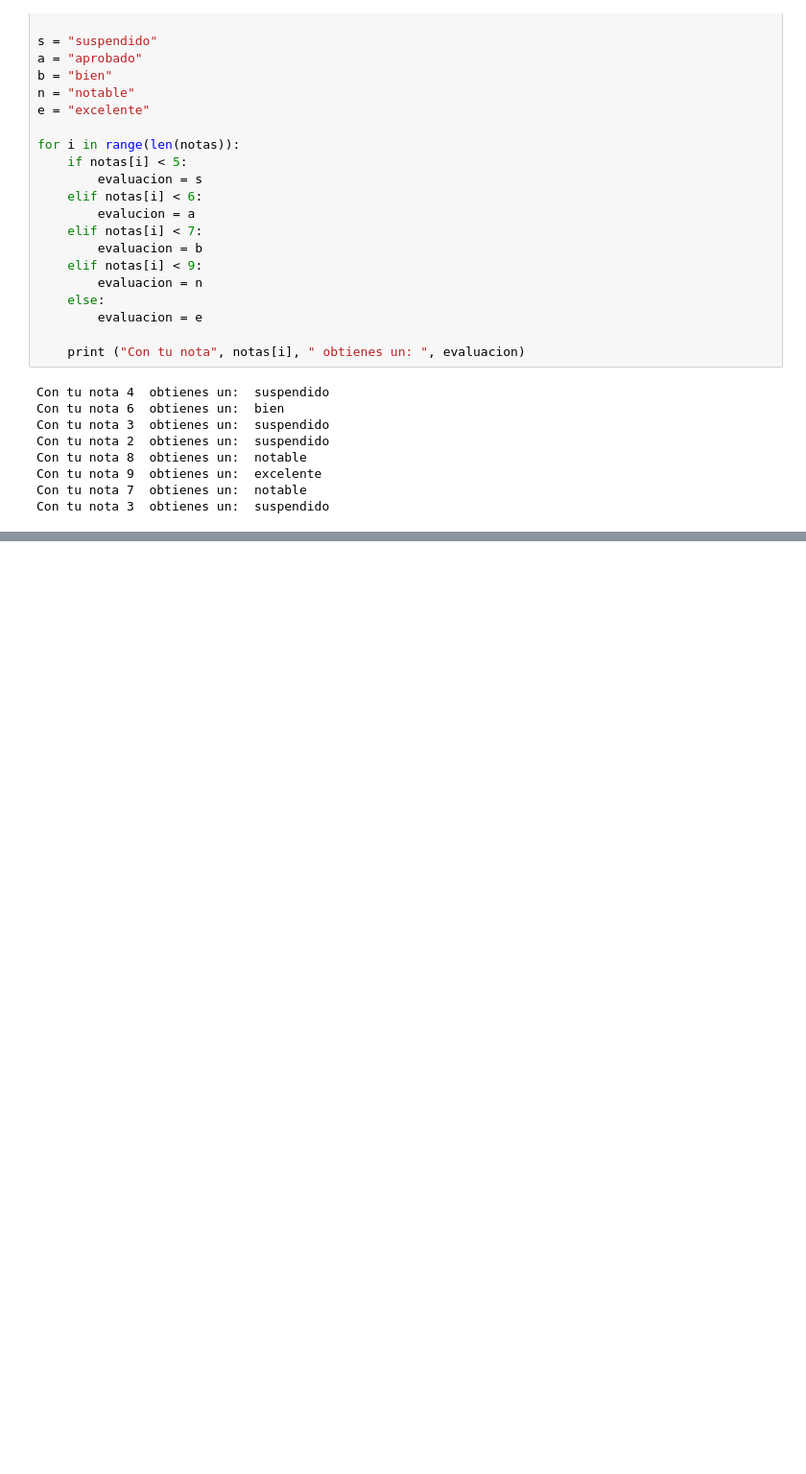
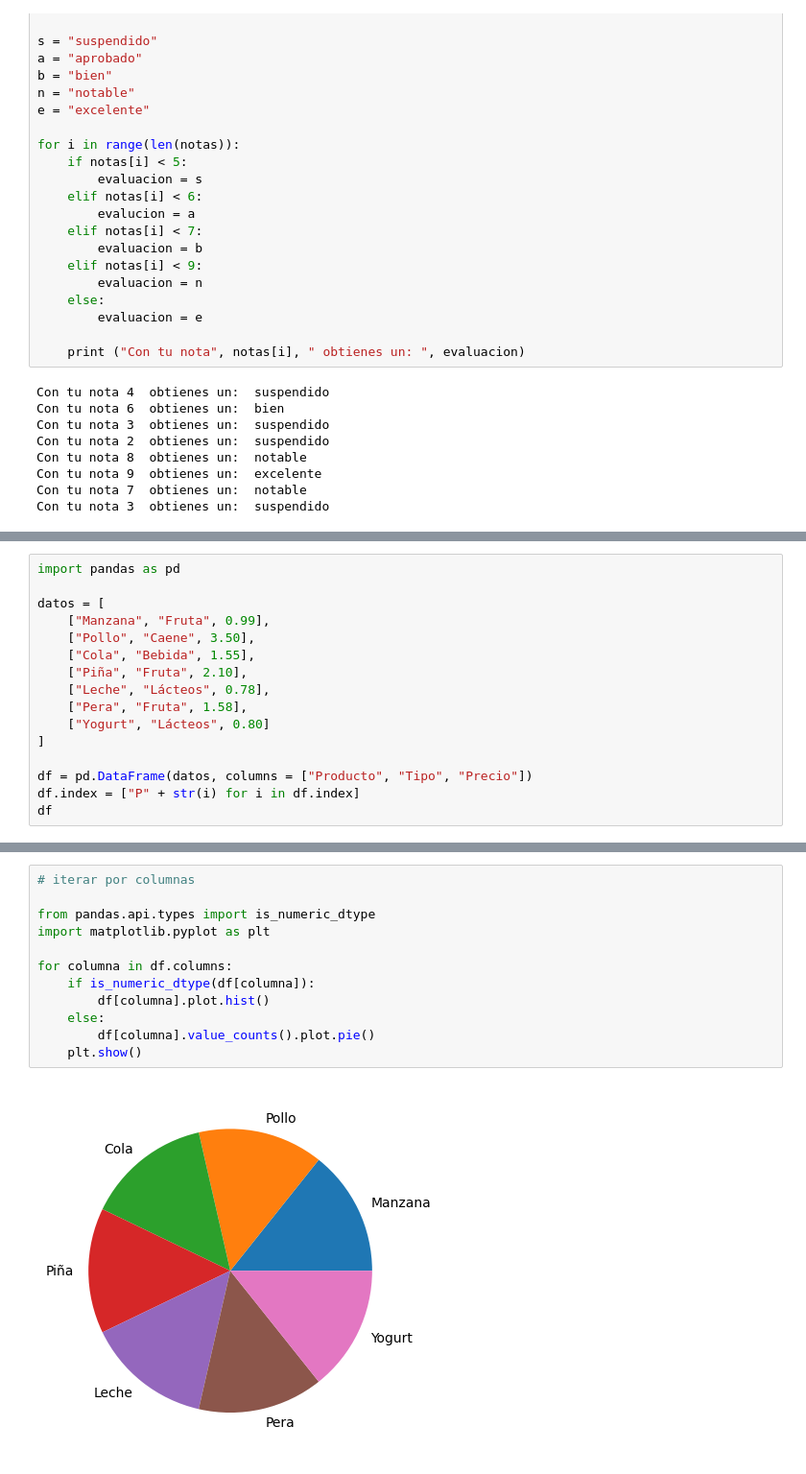
Before and after one commit to rogerloop/03_Especialitzacio, a Jupyter notebook: Sprint_9_Python/Prácticas/Ejemplos_sencillos_Python_Bucle_for_Joan.ipynb, the cells around one changed output, grey strips where cells are left out. Shown at 96% size. Cells and saved outputs as stored; diff of their text form; blank space fills up the shorter version.

```diff
--- a/Sprint_9_Python/Prácticas/Ejemplos_sencillos_Python_Bucle_for_Joan.ipynb
+++ b/Sprint_9_Python/Prácticas/Ejemplos_sencillos_Python_Bucle_for_Joan.ipynb
@@ -68,0 +71,16 @@ Con tu nota 3  obtienes un:  suspendido
+# %%
+import pandas as pd
+
+datos = [
+    ["Manzana", "Fruta", 0.99],
+    ["Pollo", "Caene", 3.50],
+    ["Cola", "Bebida", 1.55],
+    ["Piña", "Fruta", 2.10],
+    ["Leche", "Lácteos", 0.78],
+    ["Pera", "Fruta", 1.58],
+    ["Yogurt", "Lácteos", 0.80]
+]
+
+df = pd.DataFrame(datos, columns = ["Producto", "Tipo", "Precio"])
+df.index = ["P" + str(i) for i in df.index]
+df
@@ -68,0 +135,14 @@ Con tu nota 3  obtienes un:  suspendido
+# %%
+# iterar por columnas
+
+from pandas.api.types import is_numeric_dtype
+import matplotlib.pyplot as plt
+
+for columna in df.columns:
+    if is_numeric_dtype(df[columna]):
+        df[columna].plot.hist()
+    else:
+        df[columna].value_counts().plot.pie()
+    plt.show()
+# %% [output]
+[figure, added]
```
Also changed, not shown: parts of 6 cells of this notebook.
